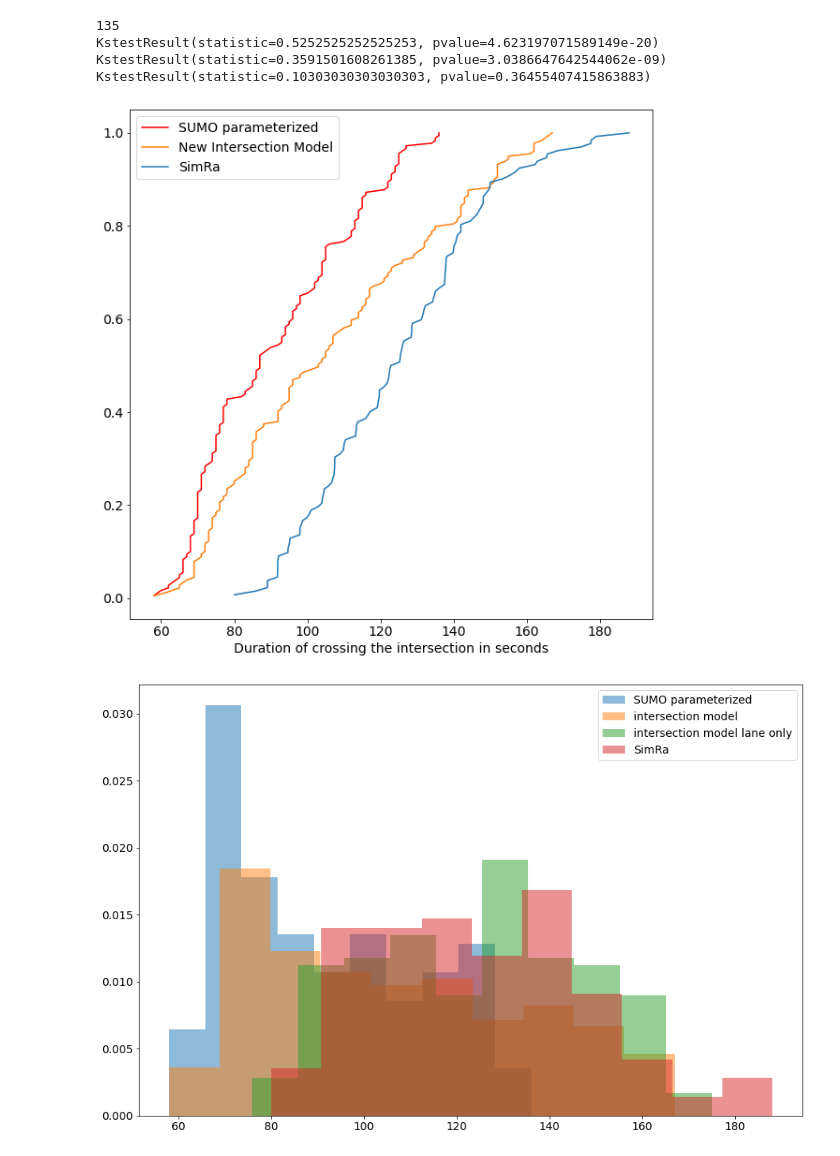
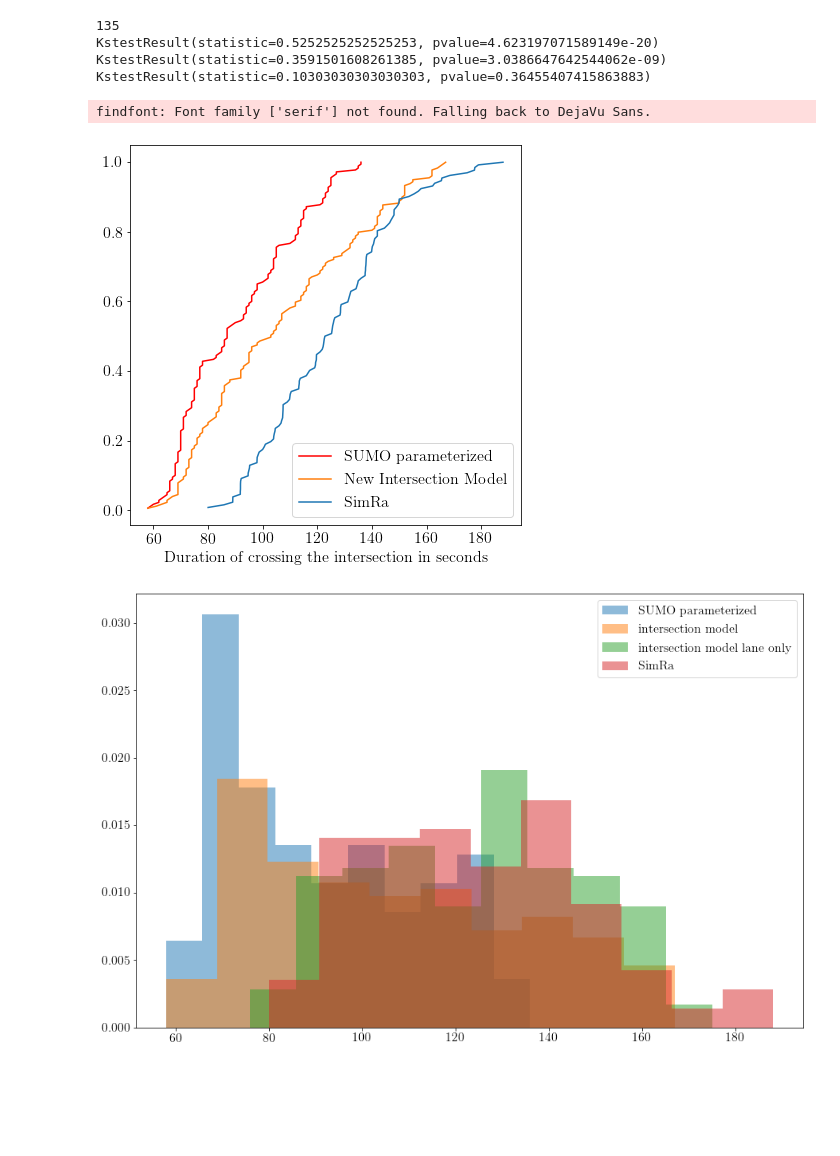
Before and after one commit to alexpagri/data-analytics, a Jupyter notebook: im_eval/quantitative/mehringdamm_eval.ipynb, the cells around one changed output. Drawn from its saved outputs; the diff is of its cells as text; code cells hidden in the pictures; blank space fills up the shorter version.

```diff
--- a/im_eval/quantitative/mehringdamm_eval.ipynb
+++ b/im_eval/quantitative/mehringdamm_eval.ipynb
@@ -113,25 +113,28 @@ KstestResult(statistic=0.3591501608261385, pvalue=3.0386647642544062e-09)
 KstestResult(statistic=0.10303030303030303, pvalue=0.36455407415863883)
 # %%
 from statsmodels.distributions.empirical_distribution import ECDF
+from matplotlib import rc
 
 colors = [u'#1f77b4', u'#ff7f0e', u'#2ca02c']
 
-plt.figure(figsize=(10,10))
-plt.rcParams.update({'font.size': 14})
-#plt.title('Empirical Cumulative Distribution Function', fontsize=14)
-plt.xlabel('Duration of crossing the intersection in seconds', fontsize=14)
+plt.figure(figsize=(7,7))
+rc('font', **{'family': 'serif', 'serif': ['Computer Modern'], 'size': 16})
+rc('text', usetex=True)
+#plt.title('Empirical Cumulative Distribution Function')
+plt.xlabel('Duration of crossing the intersection in seconds')
 ecdf = ECDF(durations_arr[0])
 plt.plot(ecdf.x, ecdf.y, c='r', label='SUMO parameterized')
 ecdf = ECDF(durations_arr[1])
 plt.plot(ecdf.x, ecdf.y, c=colors[1], label='New Intersection Model')
 #ecdf = ECDF(durations_arr[2])
 #plt.plot(ecdf.x, ecdf.y, label='New Intersection Model lane only')
 ecdf = ECDF(simra_durations)
 plt.plot(ecdf.x, ecdf.y, c=colors[0], label='SimRa')
-plt.legend(fontsize=14)
-plt.savefig('images/im_mehringdamm_edcf.png', bbox_inches='tight')
+plt.legend()
+plt.savefig('images/im_mehringdamm_edcf.png', dpi=300, bbox_inches='tight')
 # %% [output]
+findfont: Font family ['serif'] not found. Falling back to DejaVu Sans.
-[figure, old version]
+[figure, new version]
 # %%
 plt.figure(figsize=(15,10))
 
@@ -143,7 +146,7 @@ plt.hist(simra_durations,density=True, alpha=0.5, label = 'SimRa')
 plt.legend()
 plt.savefig('images/im_bismarck_lane_hist.png', bbox_inches='tight')
 # %% [output]
-[figure, old version]
+[figure, new version]
 # %%
 plt.figure(figsize=(15,10))
 
```
Also changed, not shown: parts of 1 cell of this notebook, 18 other files.
